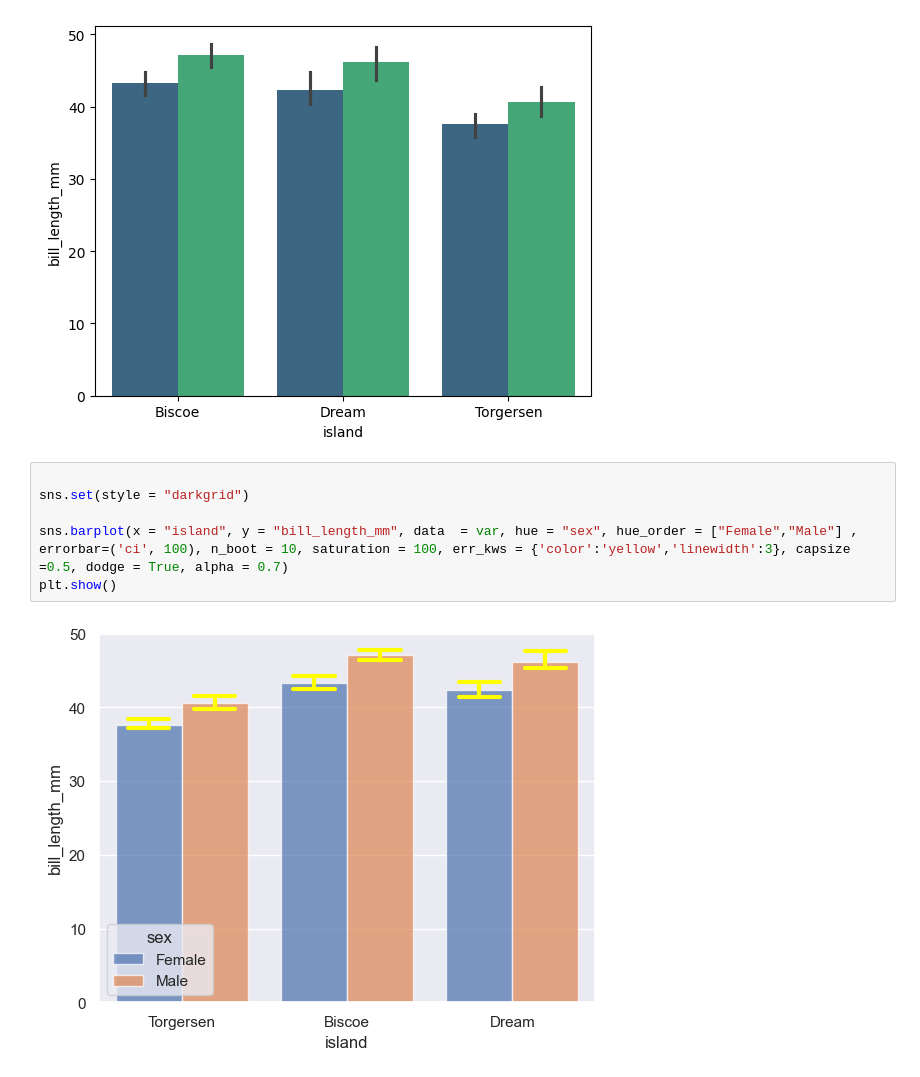
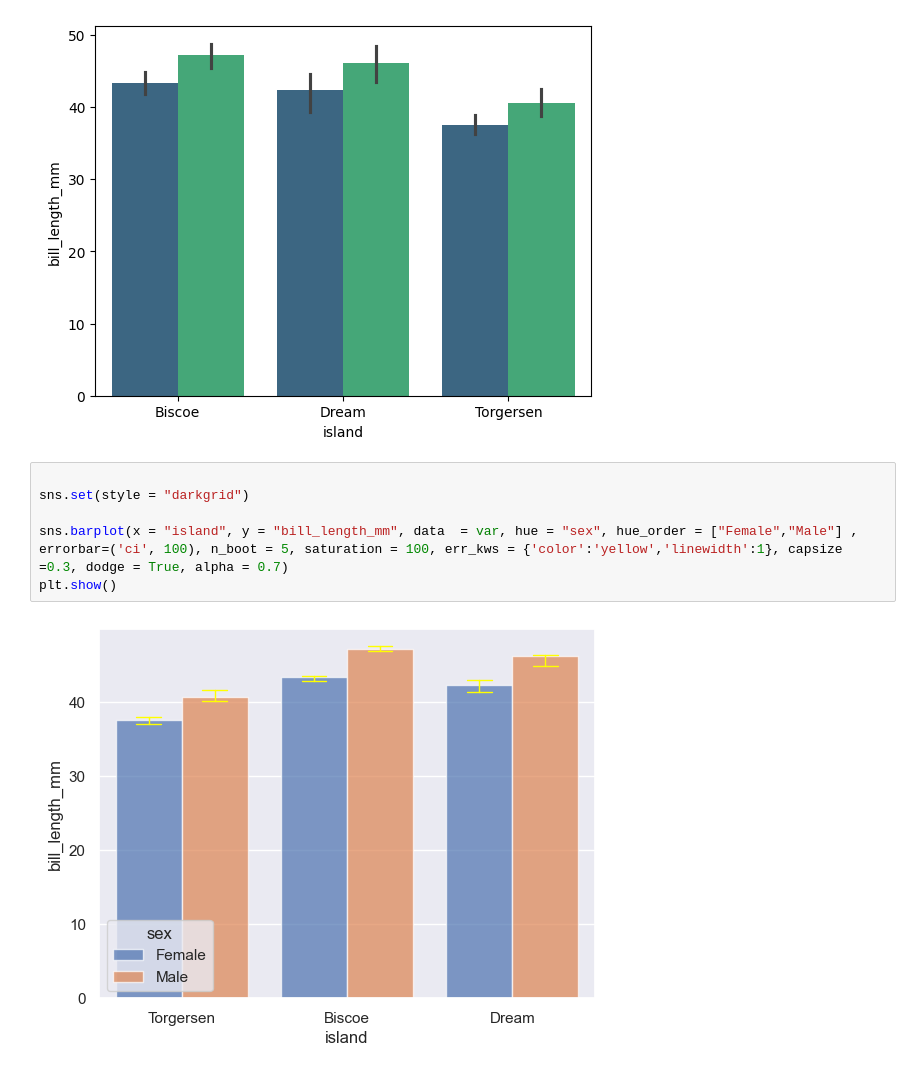
Before and after one commit to PrashantChoudhary13579/python, a Jupyter notebook: seaborn/barplot.ipynb, the cells around one changed output. Drawn from its saved outputs; the diff is of its cells as text.

Commit message:
Barplot in Seaborn

```diff
--- a/seaborn/barplot.ipynb
+++ b/seaborn/barplot.ipynb
@@ -48,9 +48,9 @@ plt.show()
 # %%
 
 sns.set(style = "darkgrid")
 
-sns.barplot(x = "island", y = "bill_length_mm", data  = var, hue = "sex", hue_order = ["Female","Male"] , errorbar=('ci', 100), n_boot = 10, saturation = 100, err_kws = {'color':'yellow','linewidth':3}, capsize =0.5, dodge = True, alpha = 0.7)
+sns.barplot(x = "island", y = "bill_length_mm", data  = var, hue = "sex", hue_order = ["Female","Male"] , errorbar=('ci', 100), n_boot = 5, saturation = 100, err_kws = {'color':'yellow','linewidth':1}, capsize =0.3, dodge = True, alpha = 0.7)
 plt.show()
 # %% [output]
-[figure, old version]
+[figure, new version]
 # %%
```
Also changed, not shown: parts of 1 cell of this notebook.
